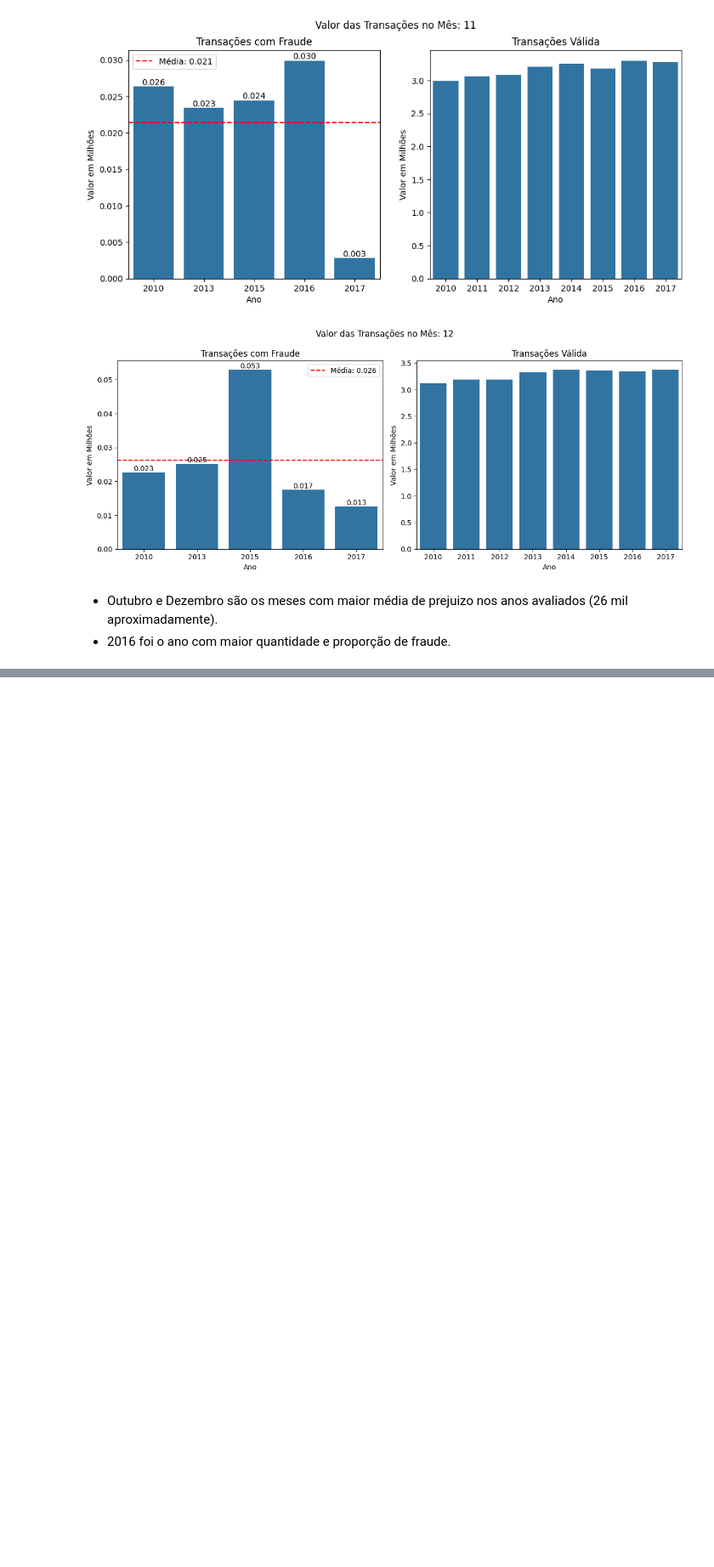
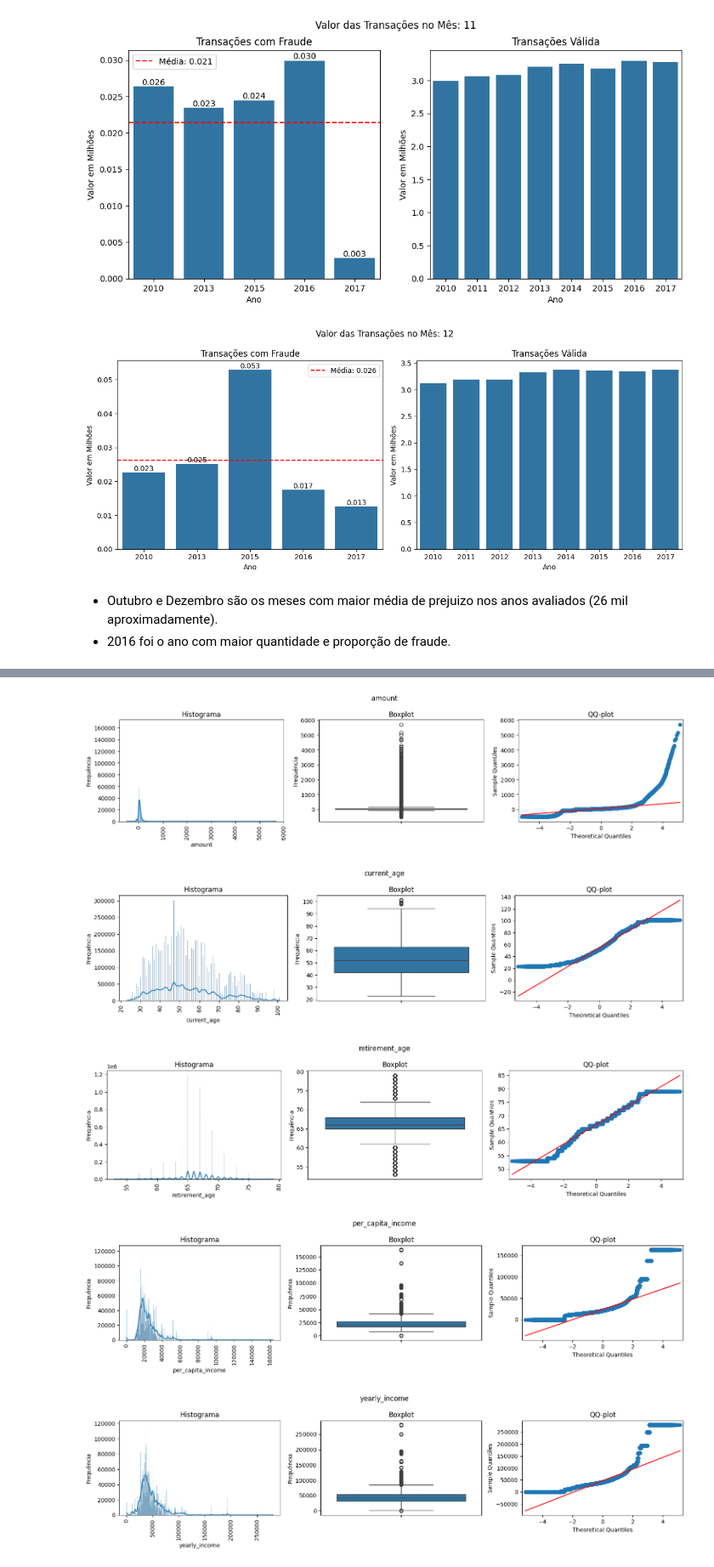
Before and after one commit to Angelicogfa/tcc_mba_datascience_analytics_usp_esalq, a Jupyter notebook: 02-AnaliseExploratoria.ipynb, the cells around one changed output, grey strips where cells are left out. Shown at 85% size. Drawn from its saved outputs; the diff is of its cells as text; code cells hidden in the pictures; blank space fills up the shorter version.

```diff
--- a/02-AnaliseExploratoria.ipynb
+++ b/02-AnaliseExploratoria.ipynb
@@ -106,3 +106,27 @@ def get_outliers(df, column, min_zero = True):
     upper_bound = upper_bound if upper_bound >= 0 else 0
 
   return lower_bound, upper_bound
+# %%
+def plot_hist_box(df_, var):
+  data = df[var]
+
+  fig = plt.figure(figsize=(15,4))
+  ax1 = fig.add_subplot(1, 3, 1)
+  ax1.set_title('Histograma')
+  sns.histplot(data, kde=True, ax = ax1)
+  ax1.set_xlabel(var)
+  ax1.tick_params(axis='x', rotation=90)
+  ax1.set_ylabel('Frequência')
+
+  ax2 = fig.add_subplot(1, 3, 2)
+  ax2.set_title('Boxplot')
+  sns.boxplot(data, ax=ax2)
+  ax2.set_ylabel('Frequência')
+
+  ax3 = fig.add_subplot(1, 3, 3)
+  ax3.set_title('QQ-plot')
+  sm.qqplot(data, line='s', ax=ax3)
+
+  plt.suptitle(f'{var}')
+  plt.tight_layout()
+  plt.show()
@@ -375,0 +433,3 @@ plt.show()
+# %%
+number_columns = df.select_dtypes(include=['float64', 'int64']).columns
+number_columns
@@ -375,0 +454,9 @@ plt.show()
+# %%
+for column in filter(lambda x: x not in ['latitude', 'longitude'], number_columns):
+  plot_hist_box(df, column)
+# %% [output]
+[figure, added]
+[figure, added]
+[figure, added]
+[figure, added]
+[figure, added]
```
Also changed, not shown: parts of 6 cells of this notebook.
